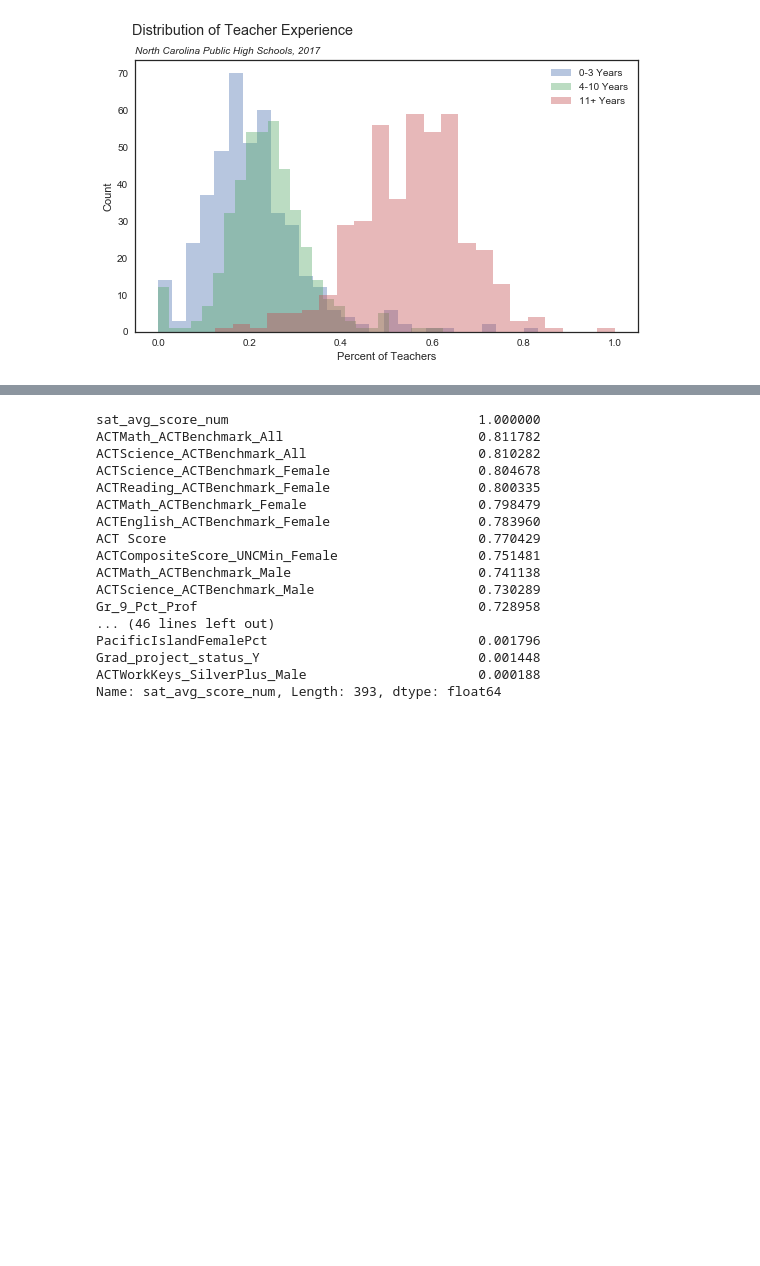
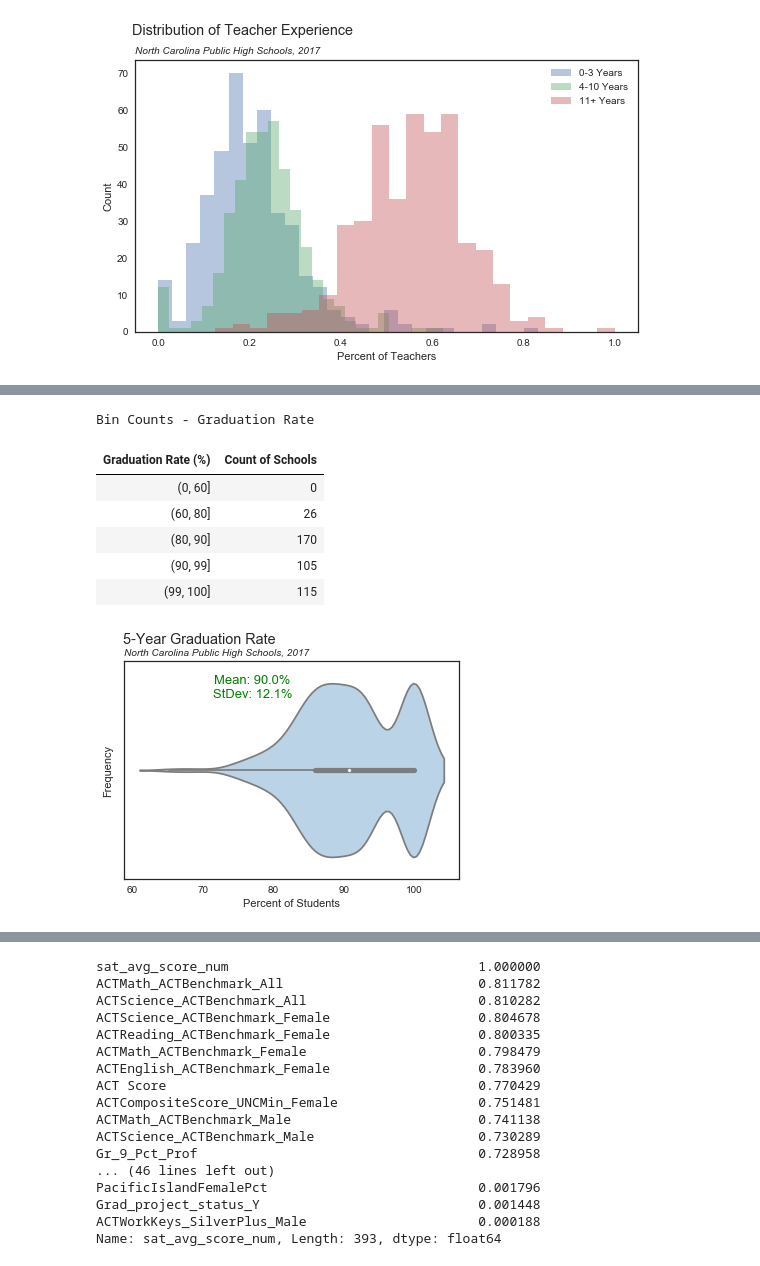
Before and after one commit to jeffweltman/MSDS7331, a Jupyter notebook: MSDS7331 - Lab 1.ipynb, the cells around one changed output, grey strips where cells are left out. Drawn from its saved outputs; the diff is of its cells as text; code cells hidden in the pictures; blank space fills up the shorter version.

```diff
--- a/MSDS7331 - Lab 1.ipynb
+++ b/MSDS7331 - Lab 1.ipynb
@@ -1197,0 +1196,30 @@ plt.show()
+# %%
+mu = hs_2017.GraduationRate_5yr_All.mean()
+sd = hs_2017.GraduationRate_5yr_All.std()
+bin_counts = pd.cut(hs_2017.GraduationRate_5yr_All, [0, 60, 80, 90, 99, 100])
+sns.set_style("white")
+all_rate = hs_2017.GraduationRate_5yr_All.iloc[hs_2017.GraduationRate_5yr_All.nonzero()]
+sns.violinplot(all_rate, color='#B4D4EE')
+plt.text(.15, .7, 'Mean: ' + str(round(mu, 0)) + '%',
+         va='center', ha='center', transform=ax.transAxes, color='g', size=13)
+plt.text(.15, .65, 'StDev: ' + str(round(sd, 1)) + '%',
+         va='center', ha='center', transform=ax.transAxes, color='g', size=13)
+plt.ylabel('Frequency')
+plt.xlabel('Percent of Students')
+plt.suptitle('5-Year Graduation Rate', x=.3)
+plt.title('North Carolina Public High Schools, 2017', size=10, loc='left', style = 'italic')
+
+from IPython.display import display, HTML
+disp = pd.DataFrame.from_dict(bin_counts.value_counts().sort_index()).reset_index()
+disp.columns = ['Graduation Rate (%)', 'Count of Schools']
+display(HTML('<center><h4> Bin Counts - Graduation Rate</h4>' + disp.to_html(index=False) + '</center>'))
+plt.show()
+# %% [output]
+Bin Counts - Graduation Rate
+| Graduation Rate (%) | Count of Schools |
+| (0, 60] | 0 |
+| (60, 80] | 26 |
+| (80, 90] | 170 |
+| (90, 99] | 105 |
+| (99, 100] | 115 |
+[figure, added]
```
Also changed, not shown: parts of 31 cells of this notebook.
